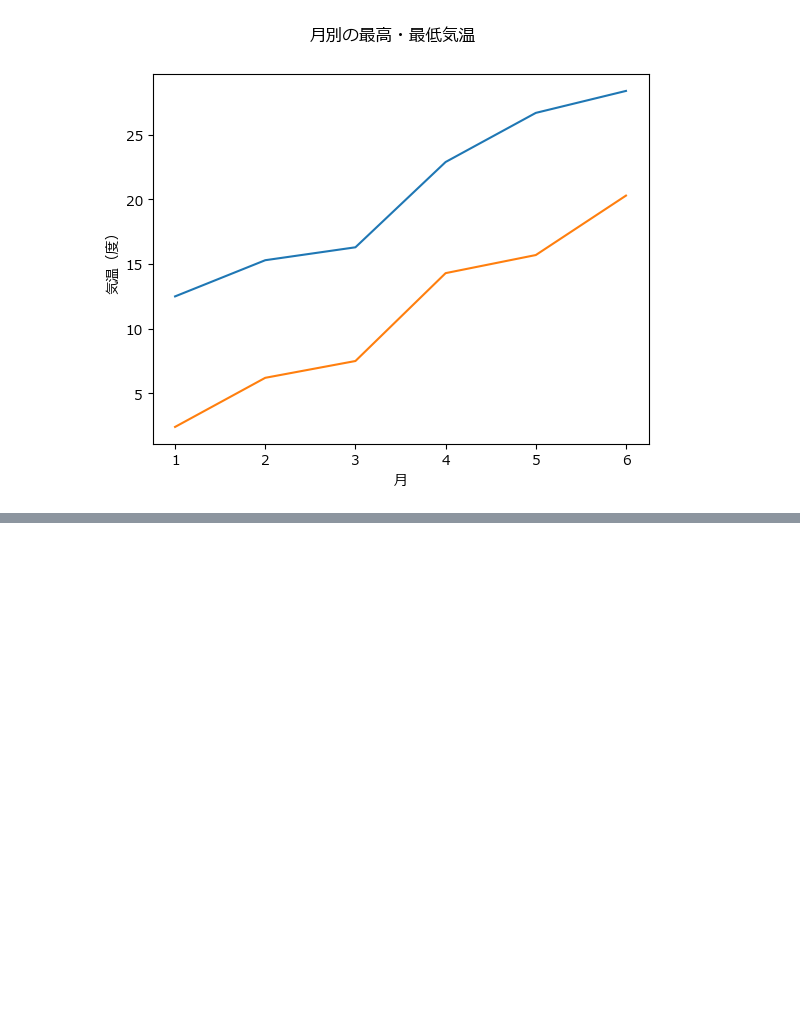
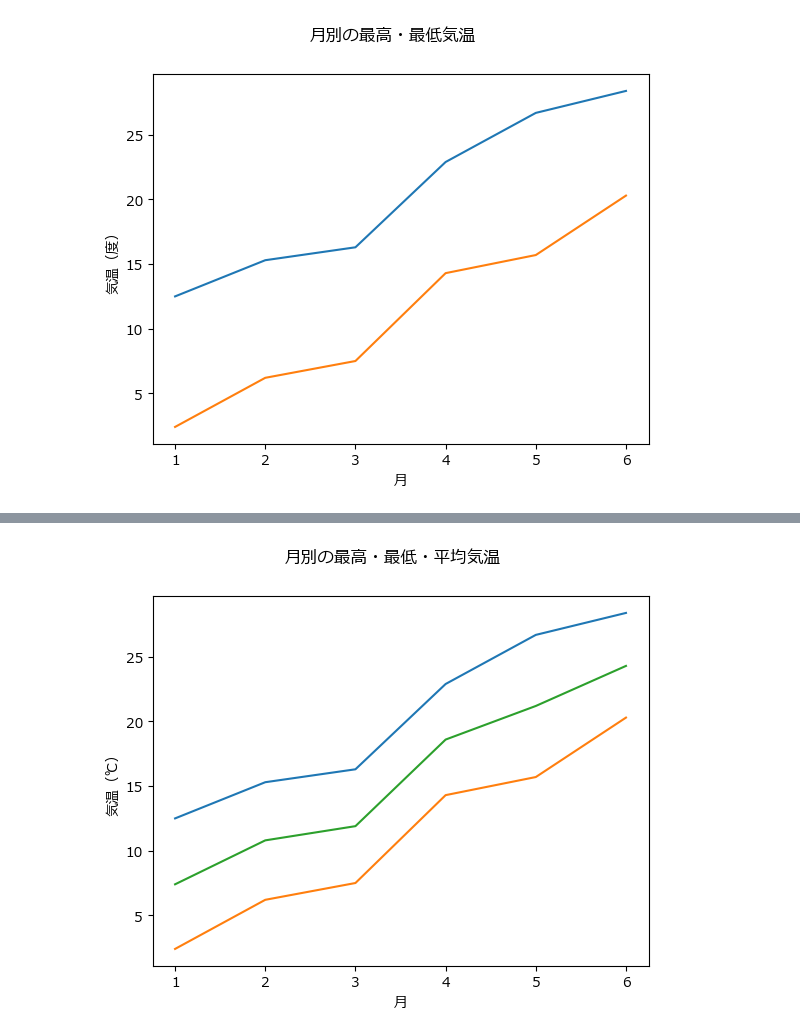
Before and after one commit to kjfarm1225/pyq_practice, a Jupyter notebook: 140_2_matplotlib_customize/140-2_matplotlib_customize.ipynb, the cells around one changed output, grey strips where cells are left out. Drawn from its saved outputs; the diff is of its cells as text; code cells hidden in the pictures; blank space fills up the shorter version.

```diff
--- a/140_2_matplotlib_customize/140-2_matplotlib_customize.ipynb
+++ b/140_2_matplotlib_customize/140-2_matplotlib_customize.ipynb
@@ -25,0 +48,18 @@ plt.show()
+# %%
+x_months = [1, 2, 3, 4, 5, 6]
+y_temps_max = [12.5, 15.3, 16.3, 22.9, 26.7, 28.4]
+y_temps_min = [2.4, 6.2, 7.5, 14.3, 15.7, 20.3]
+y_temps_avg = [7.4, 10.8, 11.9, 18.6, 21.2, 24.3]
+# %%
+fig, ax = plt.subplots()
+ax.plot(x_months, y_temps_max)
+ax.plot(x_months, y_temps_min)
+ax.plot(x_months, y_temps_avg)
+
+fig.suptitle("月別の最高・最低・平均気温")
+ax.set_xlabel("月")
+ax.set_ylabel("気温（℃）")
+
+plt.show()
+# %% [output]
+[figure, added]
```
Also changed, not shown: parts of 9 cells of this notebook.
